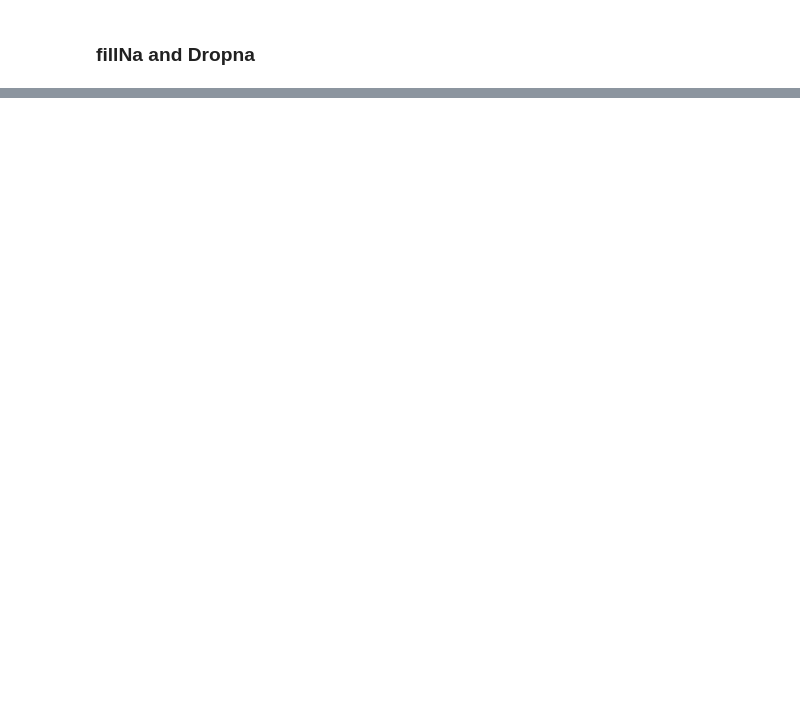
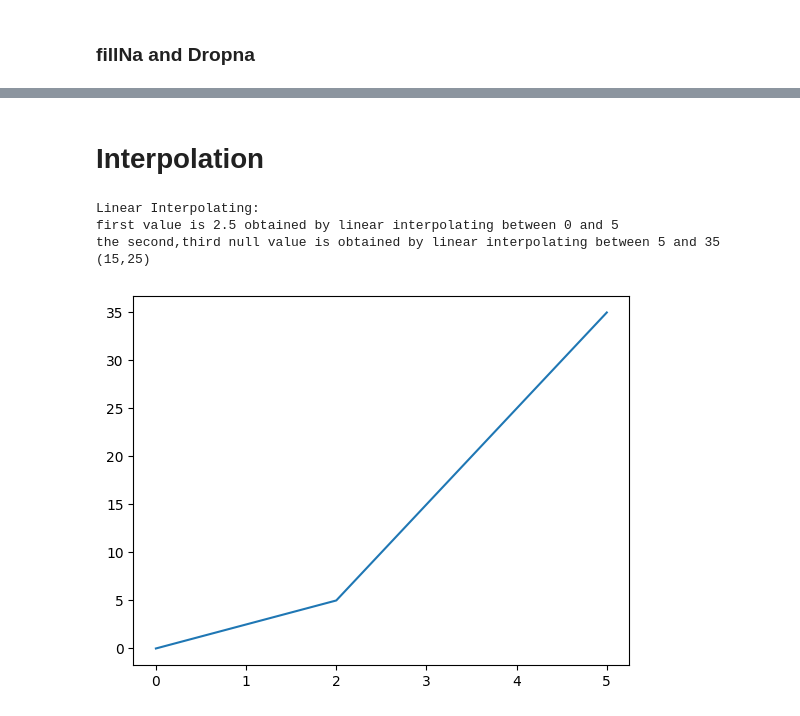
Before and after one commit to Jayden-1618/learning-pandas, a Jupyter notebook: notebooks/DataHandling.ipynb, the cells around one changed output, grey strips where cells are left out. Saved outputs shown, nothing was run; the diff lists cells and outputs as text; code cells hidden in the pictures; blank space fills up the shorter version.

Commit message:
imiplemented interpolation

```diff
--- a/notebooks/DataHandling.ipynb
+++ b/notebooks/DataHandling.ipynb
@@ -51,3 +52,20 @@ display(sales_missing.dropna())
 | 13 | 31-03-2021 | 20483.0 | 7968.0 | 16636.0 | 8982.0 | ... |
 | 16 | 30-06-2020 | 18926.0 | 7412.0 | 13960.0 | 8694.0 | ... |
 | 20 | 30-06-2019 | 19540.0 | 7110.0 | 17431.0 | 8982.0 | ... |
+# %% [markdown]
+<h1>Interpolation</h1>
+# %%
+series = pd.Series([0,None,5,None,None,35])
+ser_linear = series.interpolate()
+ser_quadratic = series.interpolate(method='quadratic')
+
+plt.plot([i for i in range(6)],ser_linear)
+
+print('''Linear Interpolating:''')
+print('first value is 2.5 obtained by linear interpolating between 0 and 5')
+print('the second,third null value is obtained by linear interpolating between 5 and 35 (15,25)')
+# %% [output]
+Linear Interpolating:
+first value is 2.5 obtained by linear interpolating between 0 and 5
+the second,third null value is obtained by linear interpolating between 5 and 35 (15,25)
+[figure, added]
```
Also changed, not shown: parts of 1 cell of this notebook.
